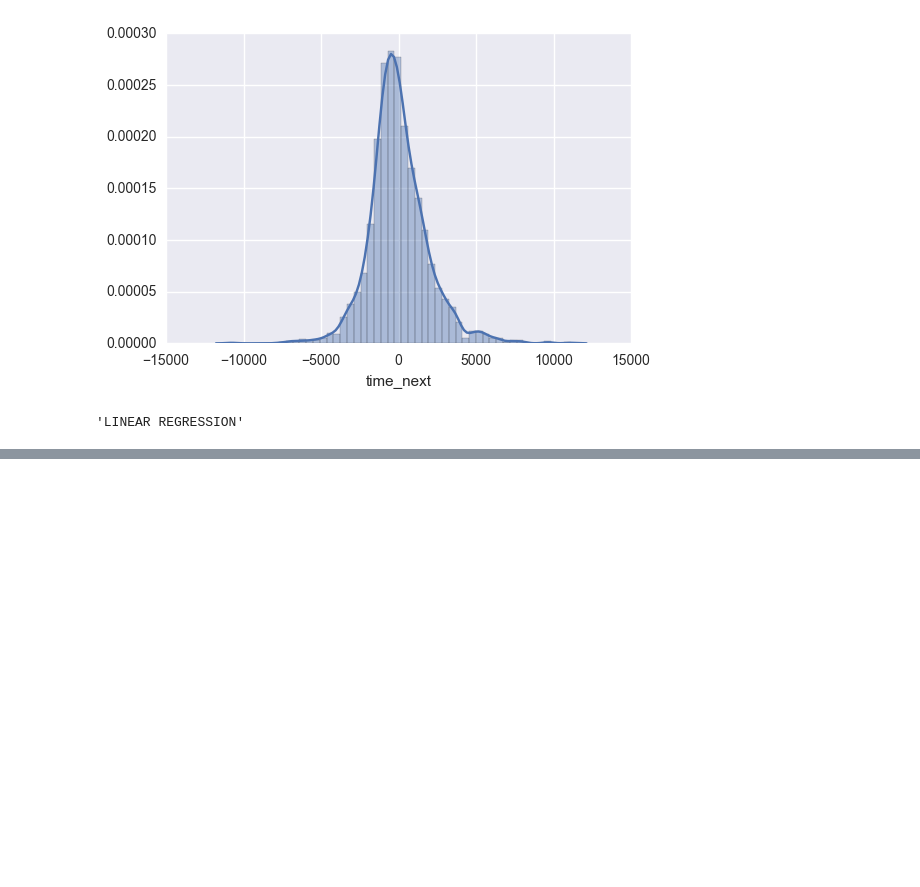
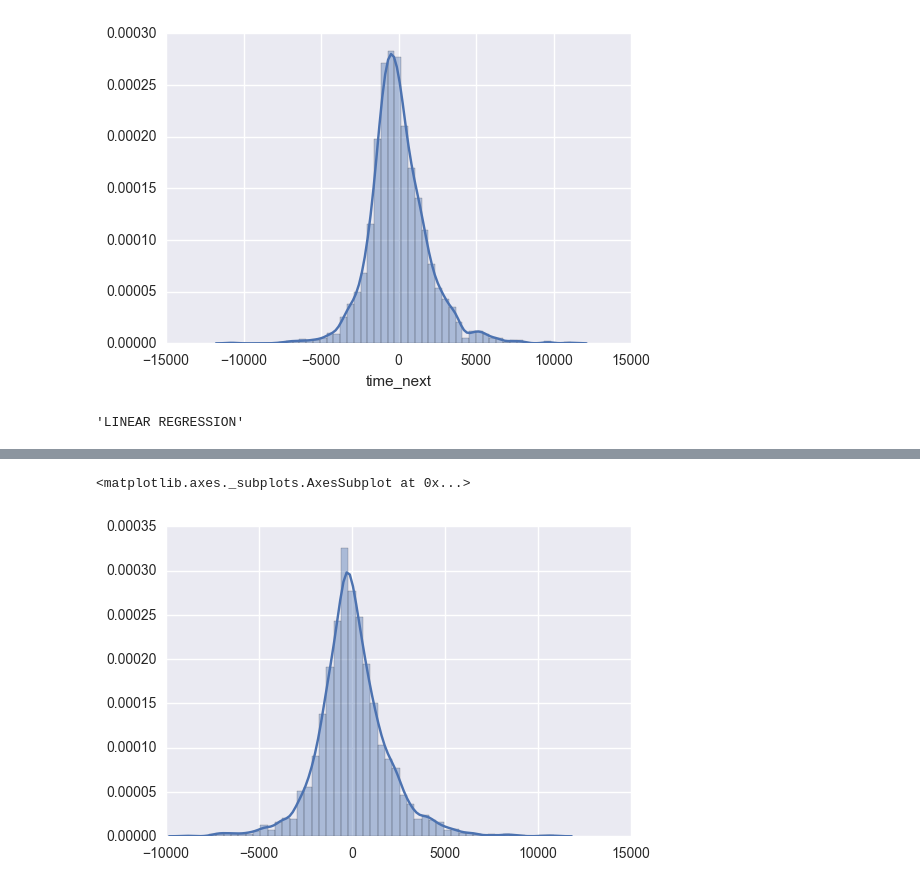
Before and after one commit to anassinator/miami-marathon-predictor, a Jupyter notebook: Linear Rigression.ipynb, the cells around one changed output, grey strips where cells are left out. Drawn from its saved outputs; the diff is of its cells as text; code cells hidden in the pictures; blank space fills up the shorter version.

```diff
--- a/Linear Rigression.ipynb
+++ b/Linear Rigression.ipynb
@@ -330,0 +324,5 @@ print('RMSE:', np.sqrt(metrics.mean_squared_error(y_train, prediction2017)))
+# %%
+sns.distplot((y_test - prediction2017))
+# %% [output]
+<matplotlib.axes._subplots.AxesSubplot at 0x...>
+[figure, added]
```
Also changed, not shown: parts of 10 cells of this notebook.
